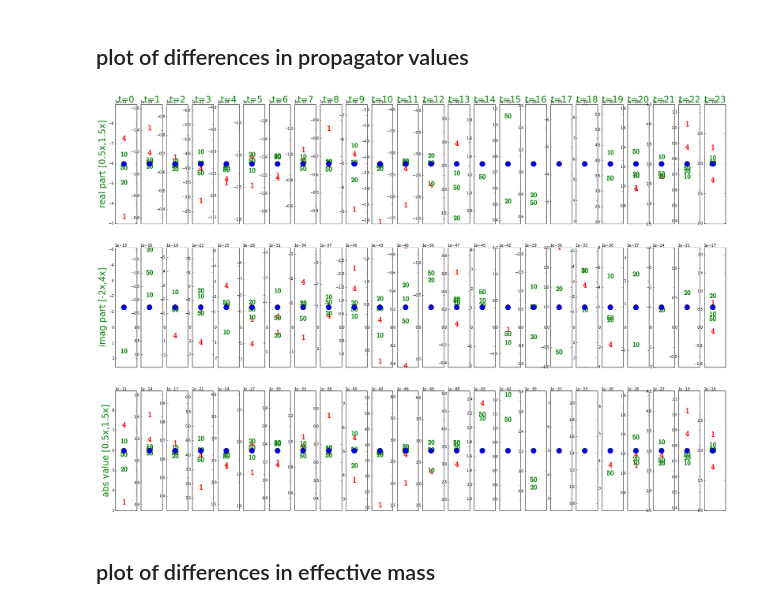
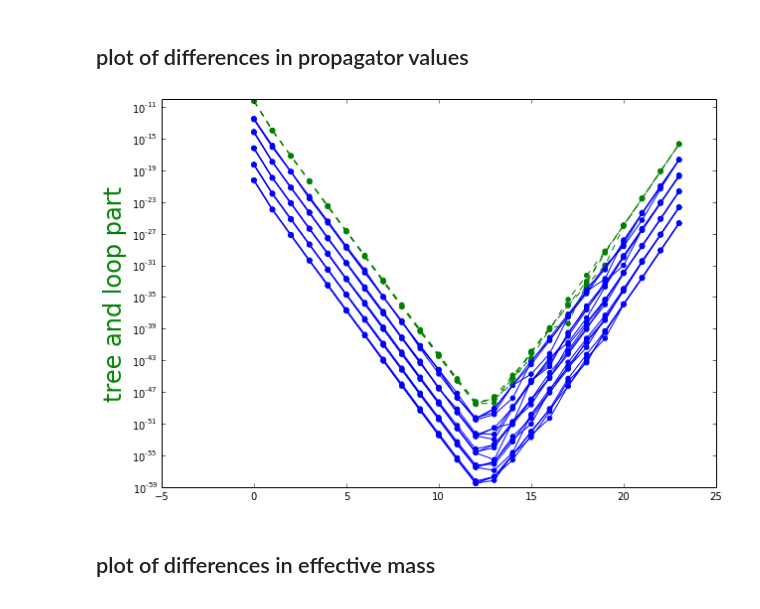
Before and after one commit to vojtak/lqcd_analysis, a Jupyter notebook: 02-13-noise_analysis.ipynb, the cells around one changed output. Cells and saved outputs as stored; diff of their text form; code cells hidden in the pictures.

Commit message:
analysis of loop contributions

```diff
--- a/02-13-noise_analysis.ipynb
+++ b/02-13-noise_analysis.ipynb
@@ -32,3 +32,5 @@ path_results  ="../X_VOJTA_code/run_x64/results/"
+# %%
+path_results  ="../Z_VOJTA_results/02-10_2p_corrs_noise_number_test/"
 # %% [markdown]
 #### type of measurement (aka measurement folder name)
 # %%
@@ -41,8 +43,8 @@ measurement_full  =["nn_01_correlators_two_hardons"]
 # %% [markdown]
 #### particle(s)  (in list)
 # %%
-particles_noise=["pion-sigma_tree"]
-particles_full =["pion-sigma_tree_NOnoise"]
+particles_noise=["pion-sigma_tree."]
+particles_full =["pion-sigma_tree_NOnoise."]
 # %% [markdown]
 ## extracting data
 # %%
@@ -50,6 +52,29 @@ propagators_noise=[extract_propagators(path_results,measurement,particles_noise)
 propagators_full =[extract_propagators(path_results,measurement,particles_full ) for measurement in measurement_full  ]
 # %% [markdown]
 ## plot of differences in propagator values
+# %%
+fig, ax = subplots(figsize=(10,7))
+noises=["$1$","$4$","$10$","$20$"]
+colors=["red","red","green","green"]
+
+axt=subplot(1,1,1)
+axt.set_yscale('log')
+ylabel('tree and loop part',fontsize=24, color='green')
+
+
+for ii,prop in enumerate(propagators_noise):
+    for ts in range(len(prop[0][0][0])):
+        to_plot=[abs(x.real)/100**(1+ii) for x in prop[0][0][0][ts]]
+        scatter(range(len(to_plot)),to_plot,color='b')
+        plot(range(len(to_plot)),to_plot,'b')
+
+for ii,prop in enumerate(propagators_full):
+    for ts in range(len(prop[0][0][0])):
+        to_plot=[abs(x.real) for x in prop[0][0][0][ts]]
+        scatter(range(len(to_plot)),to_plot,color='g')
+        plot(range(len(to_plot)),to_plot,'g--')
+# %% [output]
+[figure, added]
 # %%
 fig, ax = subplots(figsize=(30,20))
 noises=["$1$","$4$","$10$","$20$","$50$"]
@@ -116,8 +141,6 @@ for t_s in range(24):
 
     ylim([0.5*to_plot[0],1.5*to_plot[0]])
     xticks([])
-# %% [output]
-[figure, removed]
 # %% [markdown]
 ## plot of differences in effective mass
 # %%
```
Also changed, not shown: parts of 4 cells of this notebook, 2 other files.
